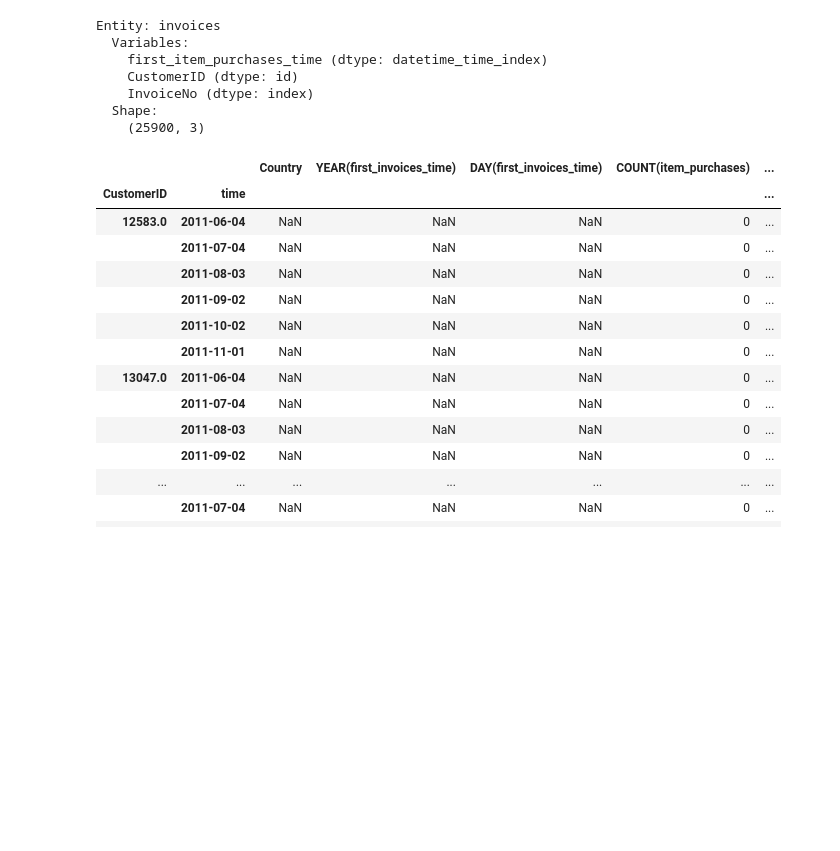
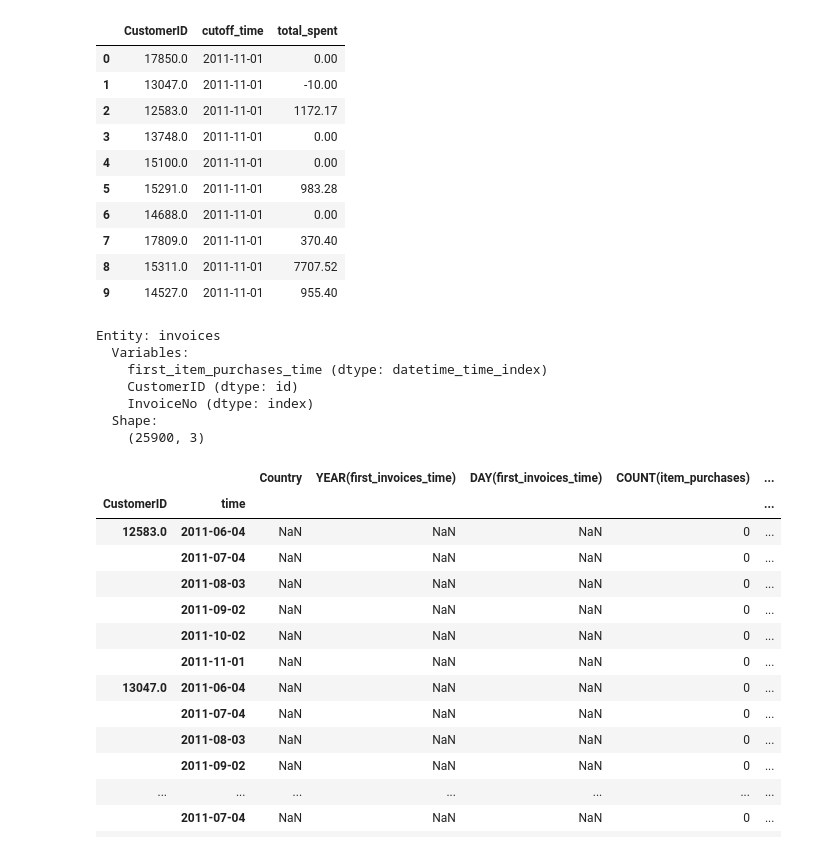
Before and after one commit to alteryx/DL-DB, a Jupyter notebook: tdfs/temporal dfs.ipynb, the cells around one changed output. Saved outputs shown, nothing was run; the diff lists cells and outputs as text; code cells hidden in the pictures; blank space fills up the shorter version.

```diff
--- a/tdfs/temporal dfs.ipynb
+++ b/tdfs/temporal dfs.ipynb
@@ -16,6 +16,20 @@ labels = make_spending_labels(es=data,
                               prediction_window=pd.Timedelta("30 days"),
                               cutoff_time=pd.Timestamp("2011-11-01"))
 labels = labels.head(10)
+# %%
+labels
+# %% [output]
+|  | CustomerID | cutoff_time | total_spent |
+| 0 | 17850.0 | 2011-11-01 | 0.00 |
+| 1 | 13047.0 | 2011-11-01 | -10.00 |
+| 2 | 12583.0 | 2011-11-01 | 1172.17 |
+| 3 | 13748.0 | 2011-11-01 | 0.00 |
+| 4 | 15100.0 | 2011-11-01 | 0.00 |
+| 5 | 15291.0 | 2011-11-01 | 983.28 |
+| 6 | 14688.0 | 2011-11-01 | 0.00 |
+| 7 | 17809.0 | 2011-11-01 | 370.40 |
+| 8 | 15311.0 | 2011-11-01 | 7707.52 |
+| 9 | 14527.0 | 2011-11-01 | 955.40 |
 # %%
 data["invoices"]
 # %% [output]
```
Also changed, not shown: parts of 1 cell of this notebook, 4 other files.
